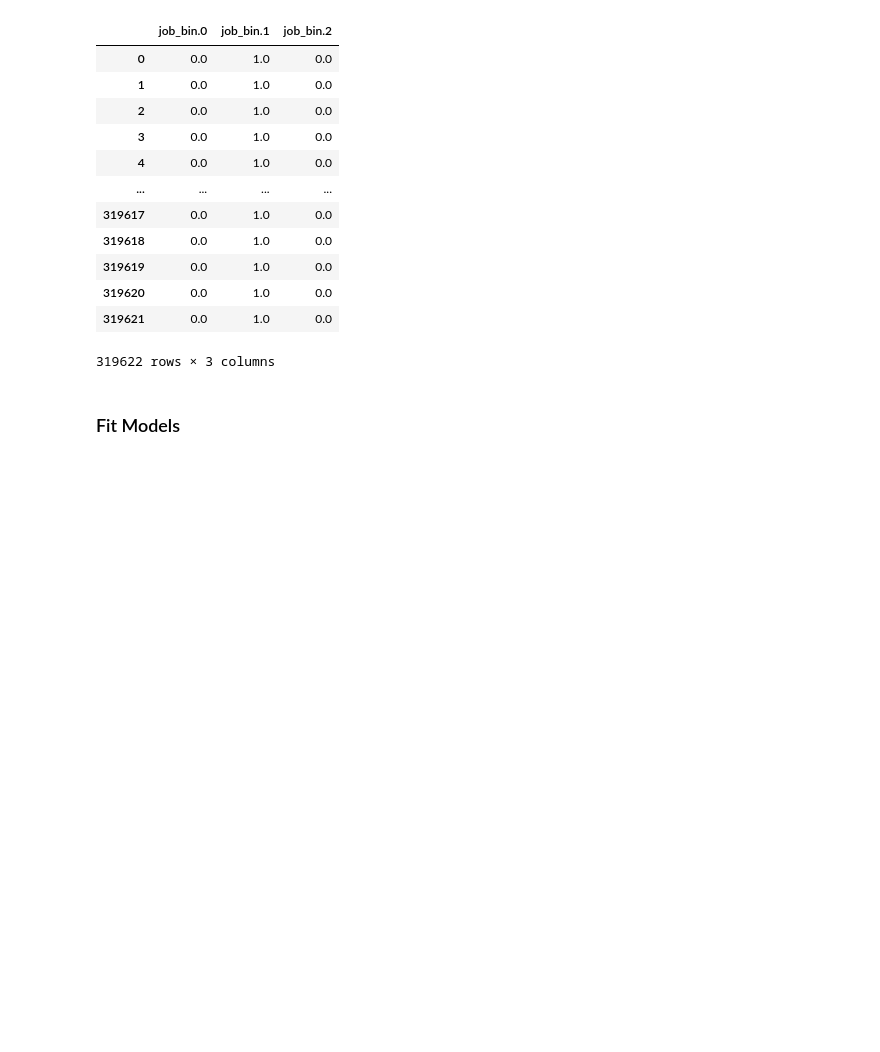
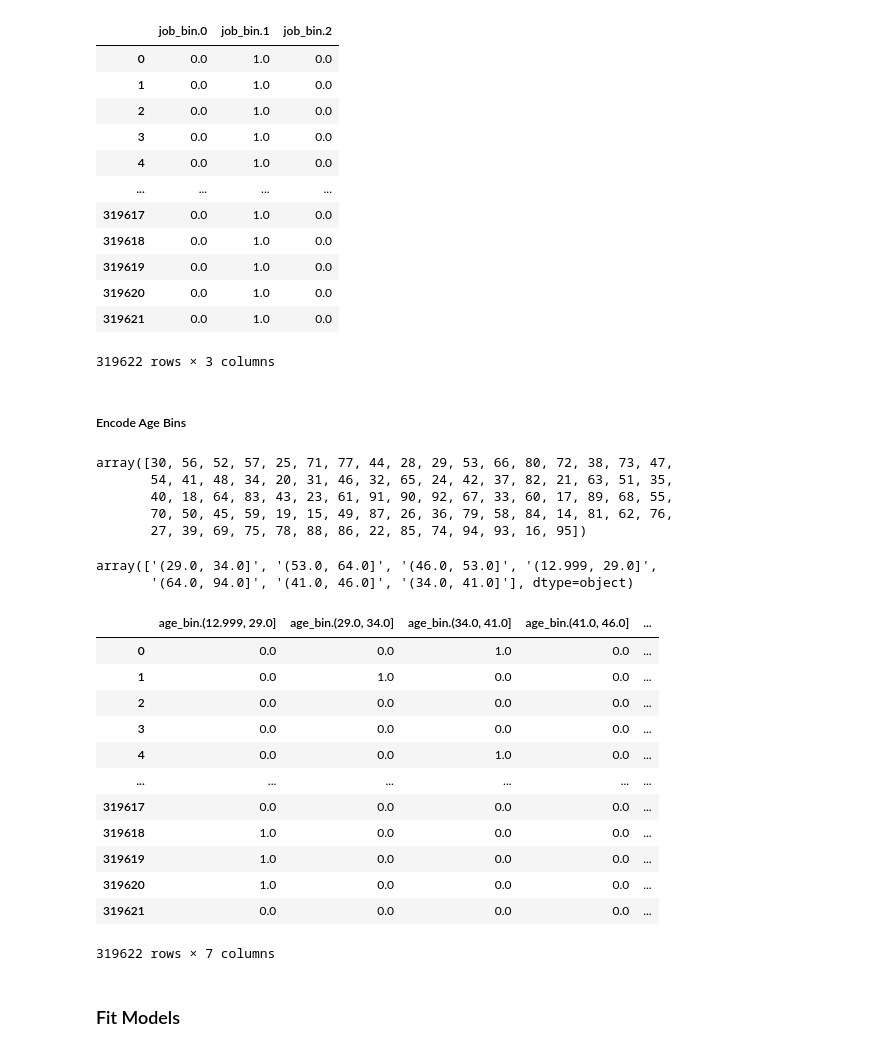
Before and after one commit to anabellafalk/cc_fraud_detection, a Jupyter notebook: model_fitting.ipynb, the cells around one changed output. Cells and saved outputs as stored; diff of their text form; code cells hidden in the pictures; blank space fills up the shorter version.

```diff
--- a/model_fitting.ipynb
+++ b/model_fitting.ipynb
@@ -209,6 +210,46 @@ job_bin_enc_tr
 | 319620 | 0.0 | 1.0 | 0.0 |
 | 319621 | 0.0 | 1.0 | 0.0 |
 319622 rows × 3 columns
+# %% [markdown]
+##### Encode Age Bins
+# %%
+age_bins = dp.fit_age_bins(dat_tr)
+dp.bin_age(dat_val, age_bins)
+# %%
+dat_tr['age_bin'] = dat_tr['age_bin'].astype(str)
+dat_val['age_bin'] = dat_val['age_bin'].astype(str)
+# %%
+dat_val['age_at_trans'].unique()
+# %% [output]
+array([30, 56, 52, 57, 25, 71, 77, 44, 28, 29, 53, 66, 80, 72, 38, 73, 47,
+       54, 41, 48, 34, 20, 31, 46, 32, 65, 24, 42, 37, 82, 21, 63, 51, 35,
+       40, 18, 64, 83, 43, 23, 61, 91, 90, 92, 67, 33, 60, 17, 89, 68, 55,
+       70, 50, 45, 59, 19, 15, 49, 87, 26, 36, 79, 58, 84, 14, 81, 62, 76,
+       27, 39, 69, 75, 78, 88, 86, 22, 85, 74, 94, 93, 16, 95])
+# %%
+dat_val['age_bin'].unique()
+# %% [output]
+array(['(29.0, 34.0]', '(53.0, 64.0]', '(46.0, 53.0]', '(12.999, 29.0]',
+       '(64.0, 94.0]', '(41.0, 46.0]', '(34.0, 41.0]'], dtype=object)
+# %%
+age_bin_encoder = dp.fit_col_encoder(dat_tr, 'age_bin')
+age_bin_enc_tr = dp.encode_col(dat_tr, 'age_bin', age_bin_encoder)
+age_bin_enc_val = dp.encode_col(dat_val, 'age_bin', age_bin_encoder)
+age_bin_enc_tr
+# %% [output]
+|  | age_bin.(12.999, 29.0] | age_bin.(29.0, 34.0] | age_bin.(34.0, 41.0] | age_bin.(41.0, 46.0] | ... |
+| 0 | 0.0 | 0.0 | 1.0 | 0.0 | ... |
+| 1 | 0.0 | 1.0 | 0.0 | 0.0 | ... |
+| 2 | 0.0 | 0.0 | 0.0 | 0.0 | ... |
+| 3 | 0.0 | 0.0 | 0.0 | 0.0 | ... |
+| 4 | 0.0 | 0.0 | 1.0 | 0.0 | ... |
+| ... | ... | ... | ... | ... | ... |
+| 319617 | 0.0 | 0.0 | 0.0 | 0.0 | ... |
+| 319618 | 1.0 | 0.0 | 0.0 | 0.0 | ... |
+| 319619 | 1.0 | 0.0 | 0.0 | 0.0 | ... |
+| 319620 | 1.0 | 0.0 | 0.0 | 0.0 | ... |
+| 319621 | 0.0 | 0.0 | 0.0 | 0.0 | ... |
+319622 rows × 7 columns
 # %% [markdown]
 ### Fit Models
 # %% [markdown]
```
Also changed, not shown: parts of 36 cells of this notebook, 2 other files.
